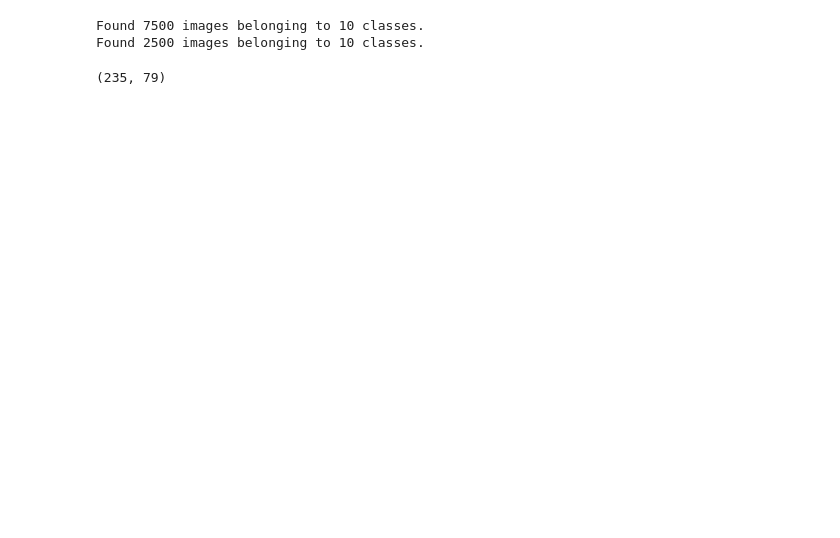
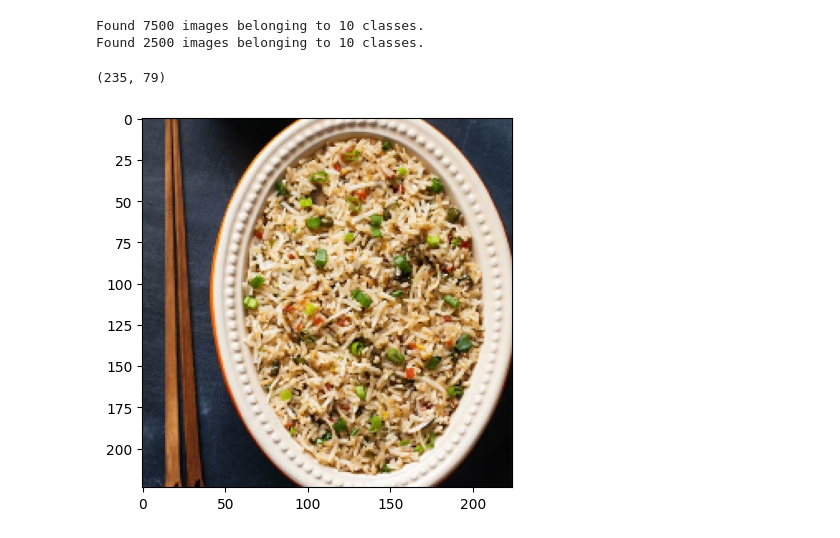
Before and after one commit to amol-tech/tensor_flow_training, a Jupyter notebook: tf_cnn_utils.ipynb, the cells around one changed output. Saved outputs shown, nothing was run; the diff lists cells and outputs as text; code cells hidden in the pictures; blank space fills up the shorter version.

Commit message:
Commiting test data

```diff
--- a/tf_cnn_utils.ipynb
+++ b/tf_cnn_utils.ipynb
@@ -52,7 +52,7 @@ def process_data(train_dir,test_dir,augmented=False):
         train_data_gen = ImageDataGenerator(rescale=1./255,rotation_range=0.2,width_shift_range=0.2,height_shift_range=0.2,zoom_range=0.2,horizontal_flip=True)
     else:
         train_data_gen = ImageDataGenerator(rescale=1./255)
-    test_data_gen = ImageDataGenerator(rescale=1./255)
+        test_data_gen = ImageDataGenerator(rescale=1./255)
 
     # flow_from_dataframe to load images from dataframe
     train_data = train_data_gen.flow_from_directory(directory=train_dir,batch_size=32,target_size=(224,224),class_mode='categorical',seed=32)
@@ -65,6 +65,14 @@ def view_accurracy_loss(hist_model,model_name):
     df_eval_loss = df_eval[['loss','val_loss']]
     df_eval_accurracy.plot(title= model_name + '- Accuracy')
     df_eval_loss.plot(title= model_name + ' - Loss')
+
+def load_and_prep_image(file_name,img_shape=224):
+    img = tf.io.read_file(file_name)
+    img = tf.image.decode_image(img)
+    img = tf.image.resize(img,size=[img_shape,img_shape])
+    img = img/255
+    plt.imshow(img)
+    return img
 # %%
 xip_file = '10_food_classes_all_data.zip'
 extract_data_zip(xip_file)
@@ -90,3 +98,7 @@ len(train_data),len(test_data)
 Found 7500 images belonging to 10 classes.
 Found 2500 images belonging to 10 classes.
 (235, 79)
+# %%
+img = load_and_prep_image('test_data/03-rice.jpg')
+# %% [output]
+[figure, added]
```
Also changed, not shown: parts of 2 cells of this notebook, 8 other files.
